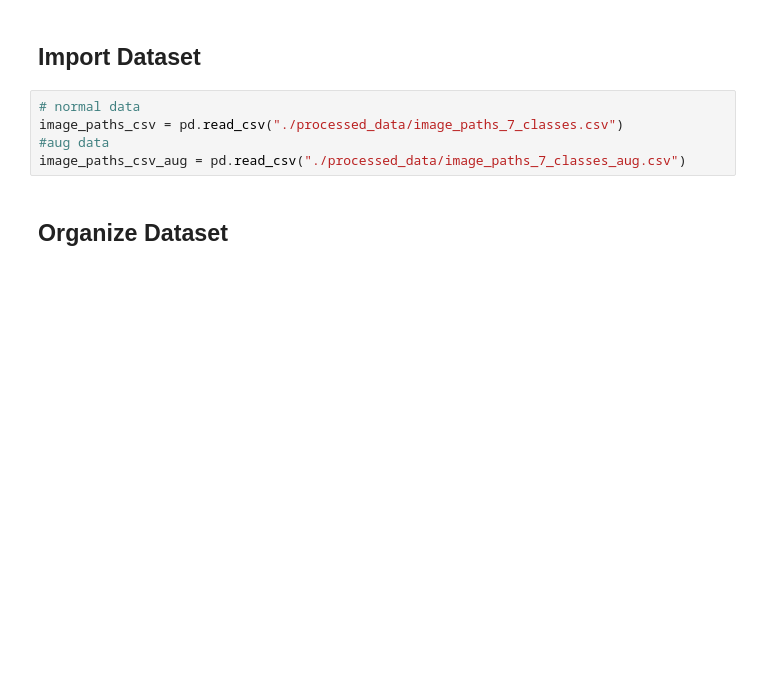
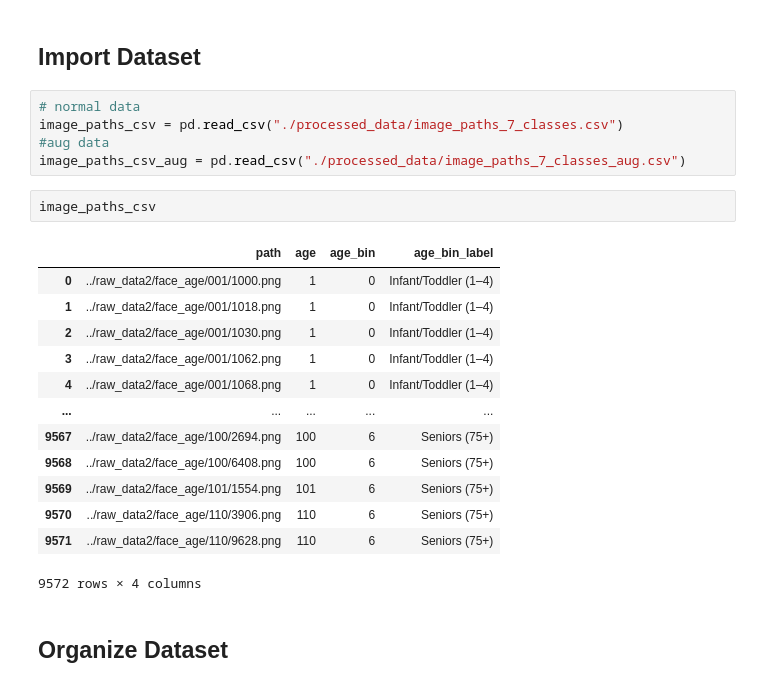
Before and after one commit to MocanuPaulC/DL-assignment, a Jupyter notebook: part_1/training_notebook.ipynb, the cells around one changed output. Cells and saved outputs as stored; diff of their text form; blank space fills up the shorter version.

```diff
--- a/part_1/training_notebook.ipynb
+++ b/part_1/training_notebook.ipynb
@@ -35,6 +35,22 @@ tf.random.set_seed(69)
 image_paths_csv = pd.read_csv("./processed_data/image_paths_7_classes.csv")
 #aug data
 image_paths_csv_aug = pd.read_csv("./processed_data/image_paths_7_classes_aug.csv")
+# %%
+image_paths_csv
+# %% [output]
+|  | path | age | age_bin | age_bin_label |
+| 0 | ../raw_data2/face_age/001/1000.png | 1 | 0 | Infant/Toddler (1–4) |
+| 1 | ../raw_data2/face_age/001/1018.png | 1 | 0 | Infant/Toddler (1–4) |
+| 2 | ../raw_data2/face_age/001/1030.png | 1 | 0 | Infant/Toddler (1–4) |
+| 3 | ../raw_data2/face_age/001/1062.png | 1 | 0 | Infant/Toddler (1–4) |
+| 4 | ../raw_data2/face_age/001/1068.png | 1 | 0 | Infant/Toddler (1–4) |
+| ... | ... | ... | ... | ... |
+| 9567 | ../raw_data2/face_age/100/2694.png | 100 | 6 | Seniors (75+) |
+| 9568 | ../raw_data2/face_age/100/6408.png | 100 | 6 | Seniors (75+) |
+| 9569 | ../raw_data2/face_age/101/1554.png | 101 | 6 | Seniors (75+) |
+| 9570 | ../raw_data2/face_age/110/3906.png | 110 | 6 | Seniors (75+) |
+| 9571 | ../raw_data2/face_age/110/9628.png | 110 | 6 | Seniors (75+) |
+9572 rows × 4 columns
 # %% [markdown]
 ## Organize Dataset
 # %%
```
Also changed, not shown: parts of 2 cells of this notebook, 2 other files.
